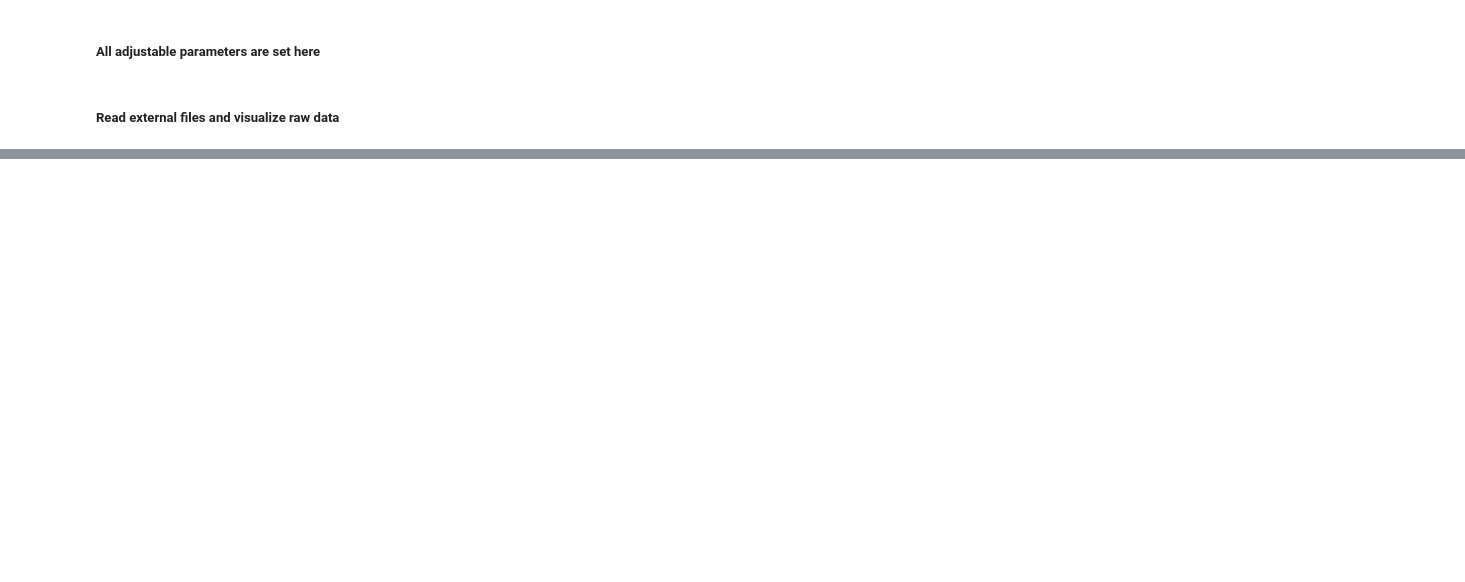
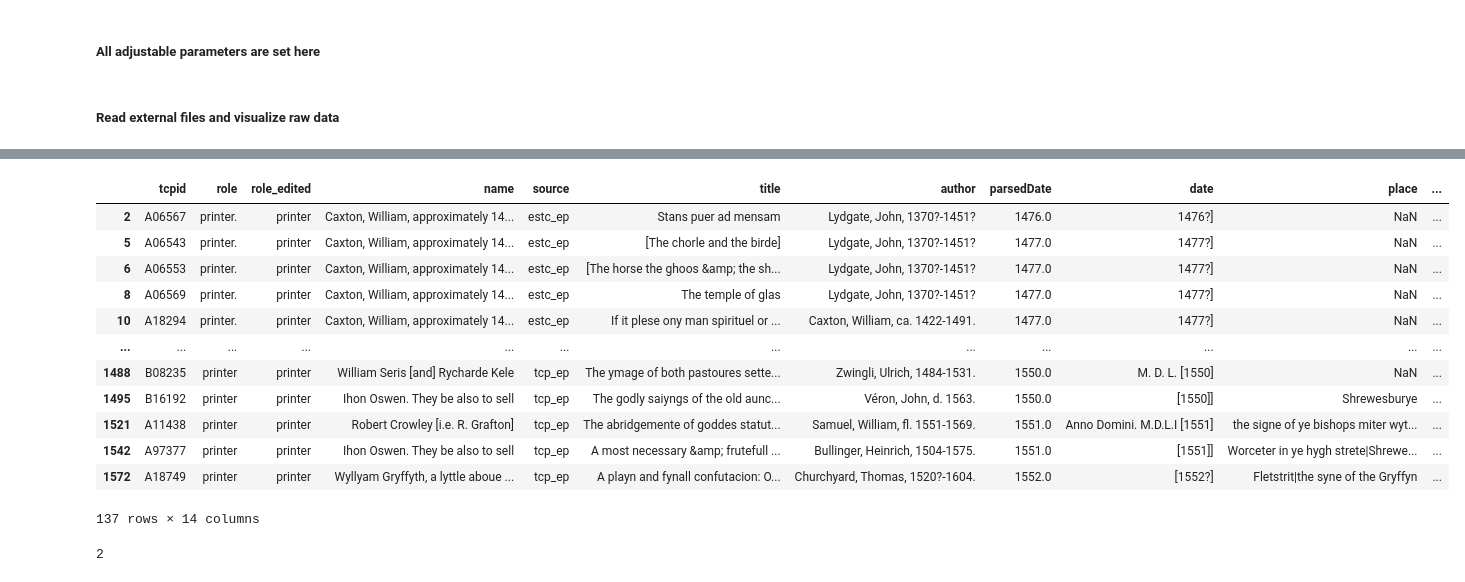
Before and after one commit to ABasu/earlyprint, a Jupyter notebook: ep_printer_metadata_production.ipynb, the cells around one changed output, grey strips where cells are left out. Drawn from its saved outputs; the diff is of its cells as text; code cells hidden in the pictures; blank space fills up the shorter version.

```diff
--- a/ep_printer_metadata_production.ipynb
+++ b/ep_printer_metadata_production.ipynb
@@ -354,0 +400,20 @@ tdf[tdf['parsedDate'].apply(lambda x: isinstance(x, str))]
+# %%
+df[df['namePreprocessed'].isnull()]
+# %% [output]
+|  | tcpid | role | role_edited | name | source | title | author | parsedDate | date | place | ... |
+| 2 | A06567 | printer. | printer | Caxton, William, approximately 14... | estc_ep | Stans puer ad mensam | Lydgate, John, 1370?-1451? | 1476.0 | 1476?] | NaN | ... |
+| 5 | A06543 | printer. | printer | Caxton, William, approximately 14... | estc_ep | [The chorle and the birde] | Lydgate, John, 1370?-1451? | 1477.0 | 1477?] | NaN | ... |
+| 6 | A06553 | printer. | printer | Caxton, William, approximately 14... | estc_ep | [The horse the ghoos &amp; the sh... | Lydgate, John, 1370?-1451? | 1477.0 | 1477?] | NaN | ... |
+| 8 | A06569 | printer. | printer | Caxton, William, approximately 14... | estc_ep | The temple of glas | Lydgate, John, 1370?-1451? | 1477.0 | 1477?] | NaN | ... |
+| 10 | A18294 | printer. | printer | Caxton, William, approximately 14... | estc_ep | If it plese ony man spirituel or ... | Caxton, William, ca. 1422-1491. | 1477.0 | 1477?] | NaN | ... |
+| ... | ... | ... | ... | ... | ... | ... | ... | ... | ... | ... | ... |
+| 1488 | B08235 | printer | printer | William Seris [and] Rycharde Kele | tcp_ep | The ymage of both pastoures sette... | Zwingli, Ulrich, 1484-1531. | 1550.0 | M. D. L. [1550] | NaN | ... |
+| 1495 | B16192 | printer | printer | Ihon Oswen. They be also to sell | tcp_ep | The godly saiyngs of the old aunc... | Véron, John, d. 1563. | 1550.0 | [1550]] | Shrewesburye | ... |
+| 1521 | A11438 | printer | printer | Robert Crowley [i.e. R. Grafton] | tcp_ep | The abridgemente of goddes statut... | Samuel, William, fl. 1551-1569. | 1551.0 | Anno Domini. M.D.L.I [1551] | the signe of ye bishops miter wyt... | ... |
+| 1542 | A97377 | printer | printer | Ihon Oswen. They be also to sell | tcp_ep | A most necessary &amp; frutefull ... | Bullinger, Heinrich, 1504-1575. | 1551.0 | [1551]] | Worceter in ye hygh strete|Shrewe... | ... |
+| 1572 | A18749 | printer | printer | Wyllyam Gryffyth, a lyttle aboue ... | tcp_ep | A playn and fynall confutacion: O... | Churchyard, Thomas, 1520?-1604. | 1552.0 | [1552?] | Fletstrit|the syne of the Gryffyn | ... |
+137 rows × 14 columns
+# %%
+abs(-2)
+# %% [output]
+2
```
Also changed, not shown: parts of 12 cells of this notebook, 1 other file.
